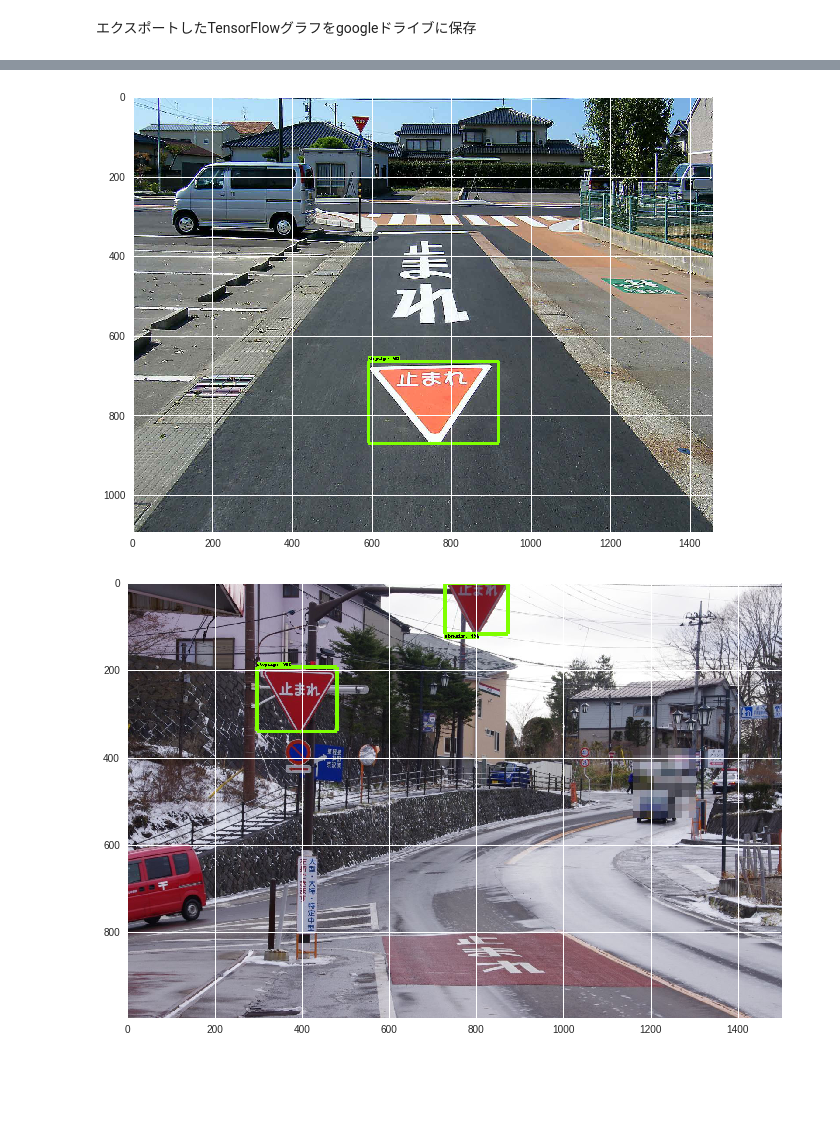
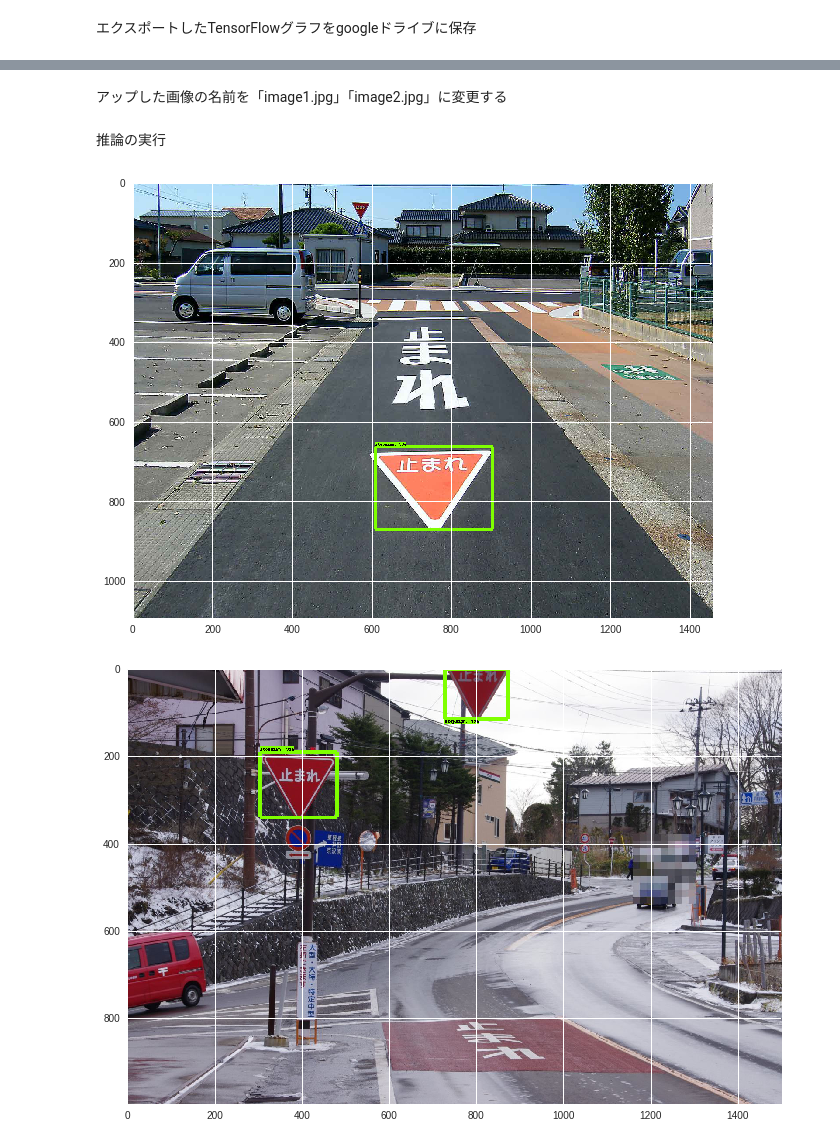
Before and after one commit to tarosaku/sakutest, a Jupyter notebook: stopsign_detection_test_new.ipynb, the cells around one changed output, grey strips where cells are left out. Saved outputs shown, nothing was run; the diff lists cells and outputs as text; code cells hidden in the pictures; blank space fills up the shorter version.

```diff
--- a/stopsign_detection_test_new.ipynb
+++ b/stopsign_detection_test_new.ipynb
@@ -275,3 +285,5 @@ def load_image_into_numpy_array(image):
 from google.colab import files
 uploaded = files.upload()
+# %% [markdown]
+アップした画像の名前を「image1.jpg」「image2.jpg」に変更する
 # %%
@@ -280,5 +290,7 @@ uploaded = files.upload()
 !mv quick_safty_049.jpg object_detection/test_images/image1.jpg
 !mv 19681100.jpg object_detection/test_images/image2.jpg
+# %% [markdown]
+推論の実行
 # %%
 # For the sake of simplicity we will use only 2 images:
 # image1.jpg
@@ -292,37 +350,25 @@ IMAGE_SIZE = (12, 8)
 # %%
-with detection_graph.as_default():
-  with tf.Session(graph=detection_graph) as sess:
-    # Definite input and output Tensors for detection_graph
-    image_tensor = detection_graph.get_tensor_by_name('image_tensor:0')
-    # Each box represents a part of the image where a particular object was detected.
-    detection_boxes = detection_graph.get_tensor_by_name('detection_boxes:0')
-    # Each score represent how level of confidence for each of the objects.
-    # Score is shown on the result image, together with the class label.
-    detection_scores = detection_graph.get_tensor_by_name('detection_scores:0')
-    detection_classes = detection_graph.get_tensor_by_name('detection_classes:0')
-    num_detections = detection_graph.get_tensor_by_name('num_detections:0')
-    for image_path in TEST_IMAGE_PATHS:
-      image = Image.open(image_path)
-      # the array based representation of the image will be used later in order to prepare the
-      # result image with boxes and labels on it.
-      image_np = load_image_into_numpy_array(image)
-      # Expand dimensions since the model expects images to have shape: [1, None, None, 3]
-      image_np_expanded = np.expand_dims(image_np, axis=0)
-      # Actual detection.
-      (boxes, scores, classes, num) = sess.run(
-          [detection_boxes, detection_scores, detection_classes, num_detections],
-          feed_dict={image_tensor: image_np_expanded})
-      # Visualization of the results of a detection.
-      vis_util.visualize_boxes_and_labels_on_image_array(
-          image_np,
-          np.squeeze(boxes),
-          np.squeeze(classes).astype(np.int32),
-          np.squeeze(scores),
-          category_index,
-          use_normalized_coordinates=True,
-          line_thickness=8)
-      plt.figure(figsize=IMAGE_SIZE)
-      plt.imshow(image_np)
+for image_path in TEST_IMAGE_PATHS:
+  image = Image.open(image_path)
+  # the array based representation of the image will be used later in order to prepare the
+  # result image with boxes and labels on it.
+  image_np = load_image_into_numpy_array(image)
+  # Expand dimensions since the model expects images to have shape: [1, None, None, 3]
+  image_np_expanded = np.expand_dims(image_np, axis=0)
+  # Actual detection.
+  output_dict = run_inference_for_single_image(image_np, detection_graph)
+  # Visualization of the results of a detection.
+  vis_util.visualize_boxes_and_labels_on_image_array(
+      image_np,
+      output_dict['detection_boxes'],
+      output_dict['detection_classes'],
+      output_dict['detection_scores'],
+      category_index,
+      instance_masks=output_dict.get('detection_masks'),
+      use_normalized_coordinates=True,
+      line_thickness=8)
+  plt.figure(figsize=IMAGE_SIZE)
+  plt.imshow(image_np)
 # %% [output]
-[figure, old version]
+[figure, new version]
 [figure]
```
Also changed, not shown: parts of 33 cells of this notebook.
